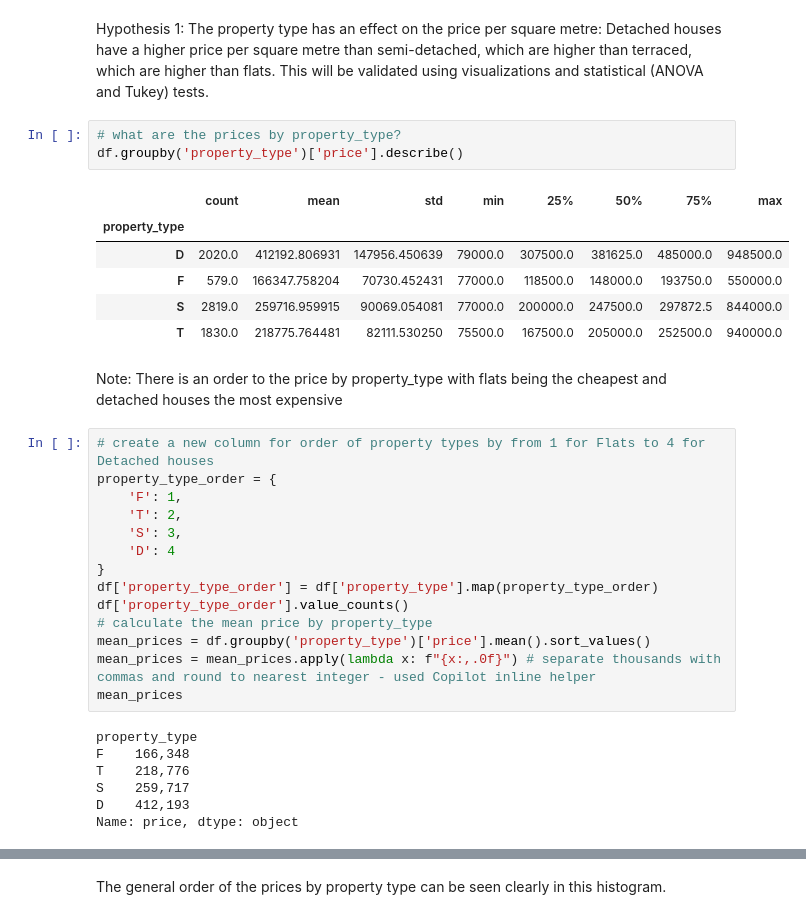
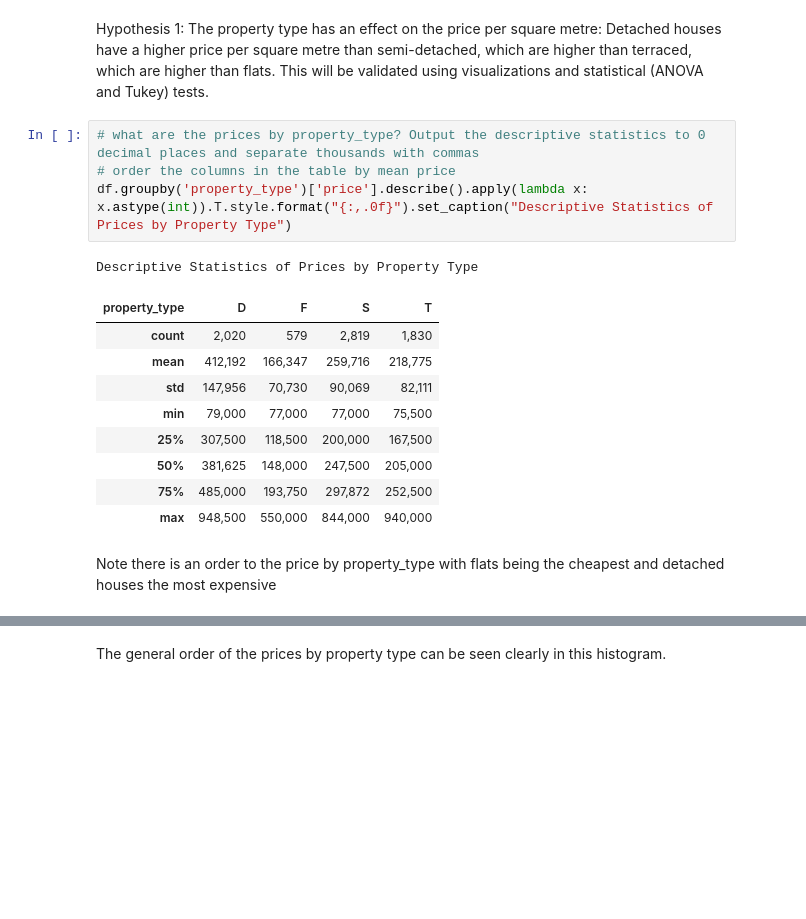
Before and after one commit to maleeper/Midlands_House_Prices, a Jupyter notebook: jupyter_notebooks/07 EDA and Hypotheses tests.ipynb, the cells around one changed output, grey strips where cells are left out. Cells and saved outputs as stored; diff of their text form; blank space fills up the shorter version.

```diff
--- a/jupyter_notebooks/07 EDA and Hypotheses tests.ipynb
+++ b/jupyter_notebooks/07 EDA and Hypotheses tests.ipynb
@@ -32,36 +32,20 @@ df = pd.read_csv('../data/clean/housing_cleaned.csv')
 # %% [markdown]
 Hypothesis 1: The property type has an effect on the price per square metre: Detached houses have a higher price per square metre than semi-detached, which are higher than terraced, which are higher than flats. This will be validated using visualizations and statistical (ANOVA and Tukey) tests.
 # %%
-# what are the prices by property_type?
-df.groupby('property_type')['price'].describe()
+# what are the prices by property_type? Output the descriptive statistics to 0 decimal places and separate thousands with commas
+# order the columns in the table by mean price
+df.groupby('property_type')['price'].describe().apply(lambda x: x.astype(int)).T.style.format("{:,.0f}").set_caption("Descriptive Statistics of Prices by Property Type")
 # %% [output]
+Descriptive Statistics of Prices by Property Type
-|  | count | mean | std | min | 25% | 50% | 75% | max |
-| property_type |  |  |  |  |  |  |  |  |
-| D | 2020.0 | 412192.806931 | 147956.450639 | 79000.0 | 307500.0 | 381625.0 | 485000.0 | 948500.0 |
-| F | 579.0 | 166347.758204 | 70730.452431 | 77000.0 | 118500.0 | 148000.0 | 193750.0 | 550000.0 |
-| S | 2819.0 | 259716.959915 | 90069.054081 | 77000.0 | 200000.0 | 247500.0 | 297872.5 | 844000.0 |
-| T | 1830.0 | 218775.764481 | 82111.530250 | 75500.0 | 167500.0 | 205000.0 | 252500.0 | 940000.0 |
+| property_type | D | F | S | T |
+| count | 2,020 | 579 | 2,819 | 1,830 |
+| mean | 412,192 | 166,347 | 259,716 | 218,775 |
+| std | 147,956 | 70,730 | 90,069 | 82,111 |
+| min | 79,000 | 77,000 | 77,000 | 75,500 |
+| 25% | 307,500 | 118,500 | 200,000 | 167,500 |
+| 50% | 381,625 | 148,000 | 247,500 | 205,000 |
+| 75% | 485,000 | 193,750 | 297,872 | 252,500 |
+| max | 948,500 | 550,000 | 844,000 | 940,000 |
 # %% [markdown]
-Note: There is an order to the price by property_type with flats being the cheapest and detached houses the most expensive
+Note there is an order to the price by property_type with flats being the cheapest and detached houses the most expensive
-# %%
-# create a new column for order of property types by from 1 for Flats to 4 for Detached houses
-property_type_order = {
-    'F': 1,
-    'T': 2,
-    'S': 3,
-    'D': 4
-}
-df['property_type_order'] = df['property_type'].map(property_type_order)
-df['property_type_order'].value_counts()
-# calculate the mean price by property_type
-mean_prices = df.groupby('property_type')['price'].mean().sort_values()
-mean_prices = mean_prices.apply(lambda x: f"{x:,.0f}") # separate thousands with commas and round to nearest integer - used Copilot inline helper
-mean_prices
-# %% [output]
-property_type
-F    166,348
-T    218,776
-S    259,717
-D    412,193
-Name: price, dtype: object
 # %%
```
Also changed, not shown: parts of 12 cells of this notebook, 1 other file.
